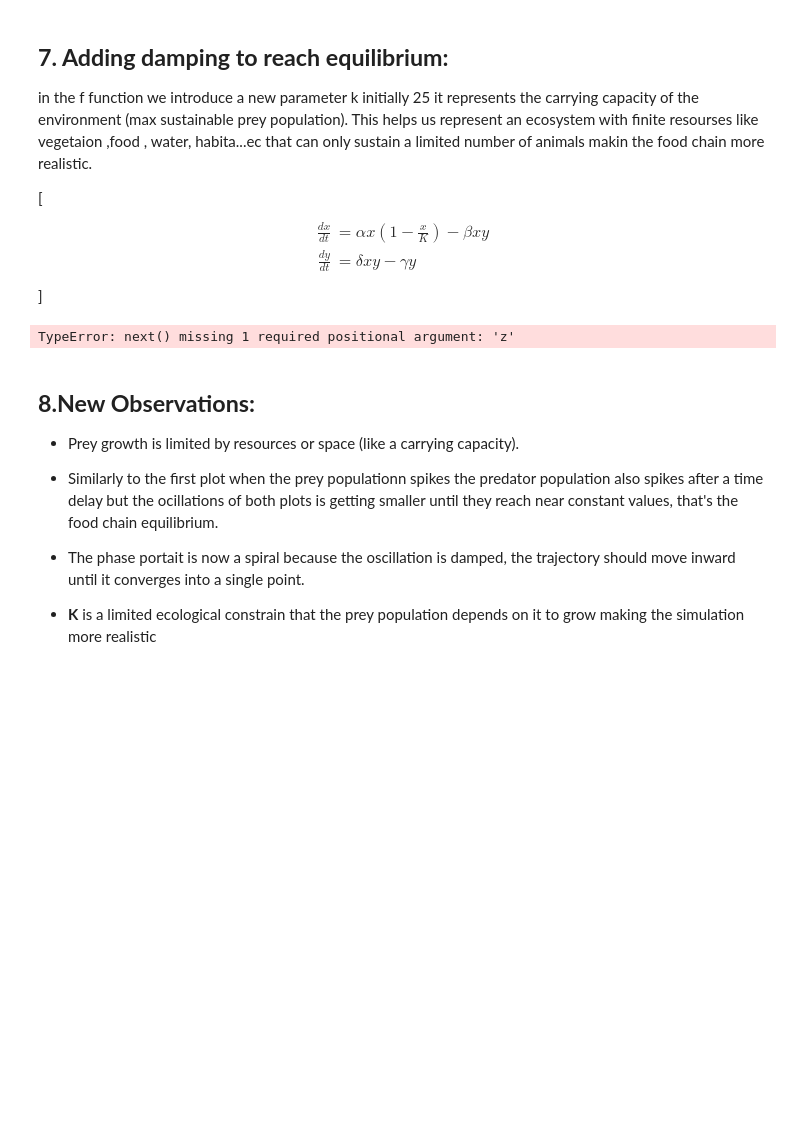
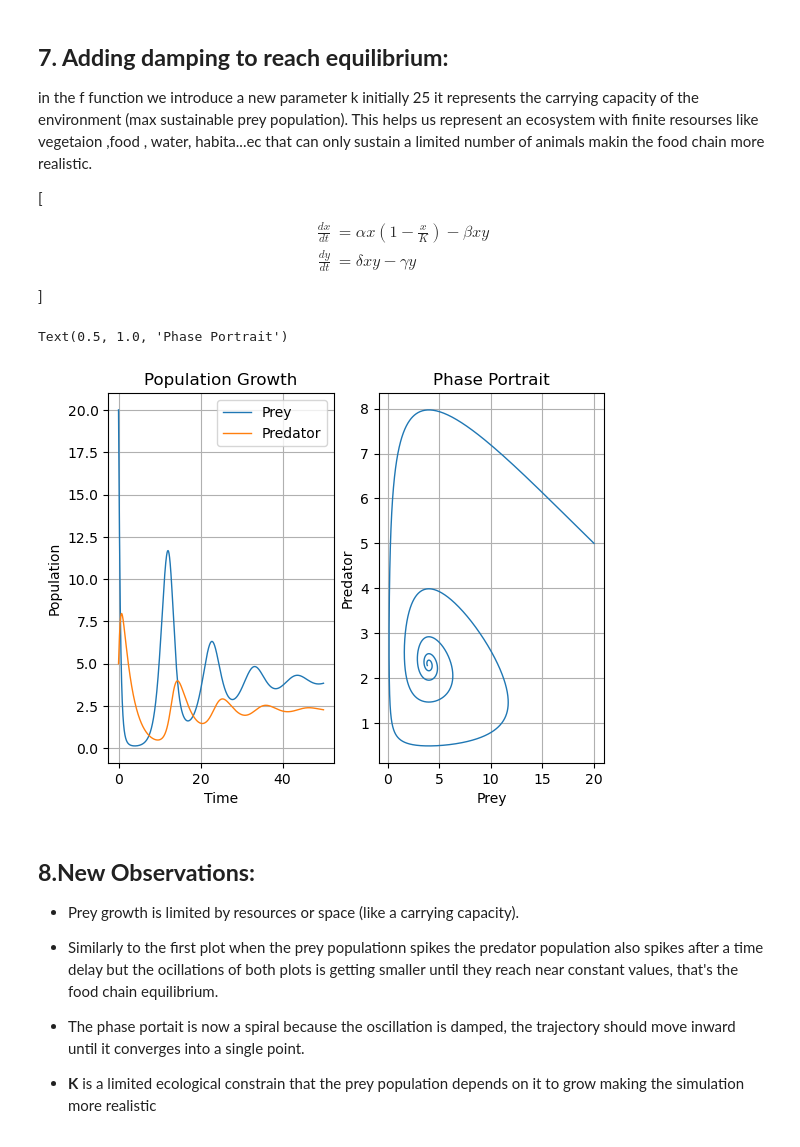
Before and after one commit to FaresAyadi055/Loktav-Volterra-equation-invasive-specie-effect-on-a-food-chain, a Jupyter notebook: Loktav-Volterra-equation-invasive-specie-effect-on-a-food-chain.ipynb, the cells around one changed output. Cells and saved outputs as stored; diff of their text form; code cells hidden in the pictures; blank space fills up the shorter version.

```diff
--- a/Loktav-Volterra-equation-invasive-specie-effect-on-a-food-chain.ipynb
+++ b/Loktav-Volterra-equation-invasive-specie-effect-on-a-food-chain.ipynb
@@ -168,26 +169,28 @@ y0 = 5
 # %%
 # new plot
 x = np.zeros(N)
 y = np.zeros(N)
 x[0] = x0
 y[0] = y0
 for i in range(N-1):
     x[i+1], y[i+1] = next(x[i], y[i])
     plt.subplot(1,2,1)
 plt.plot(t,x, label='Prey', linewidth=1)
 plt.plot(t,y, label='Predator', linewidth=1)
 plt.grid()
 plt.legend(loc = 'upper right')
 plt.xlabel('Time')
-
+plt.ylabel('Population')
+plt.title('Population Growth')
 plt.subplot(1,2,2)
 plt.plot(x,y, linewidth=1)
 plt.grid()
 plt.xlabel('Prey')
 plt.ylabel('Predator')
 plt.title('Phase Portrait')
 # %% [output]
-TypeError: next() missing 1 required positional argument: 'z'
+Text(0.5, 1.0, 'Phase Portrait')
+[figure, added]
 # %% [markdown]
 ## **8.New Observations:** ##
 
```
Also changed, not shown: parts of 2 cells of this notebook.
